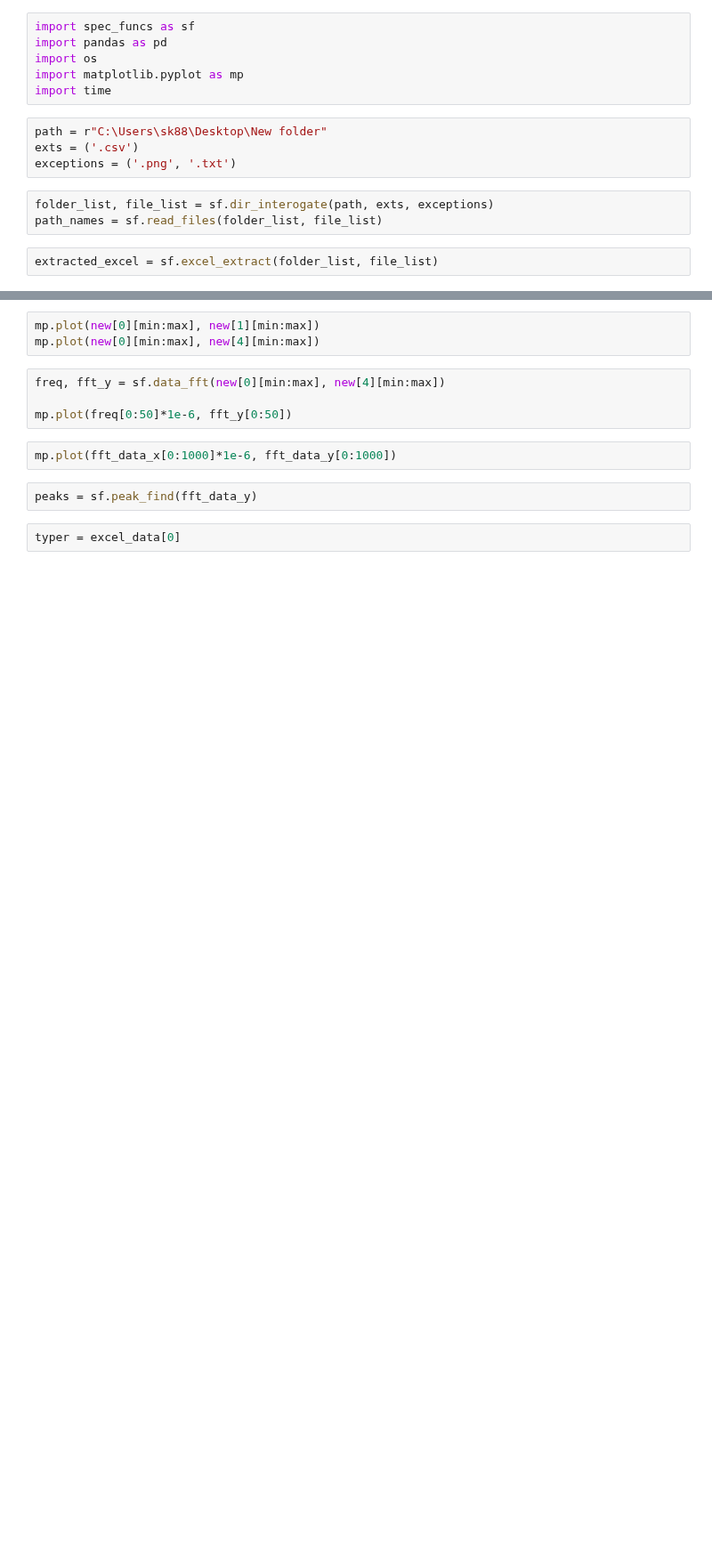
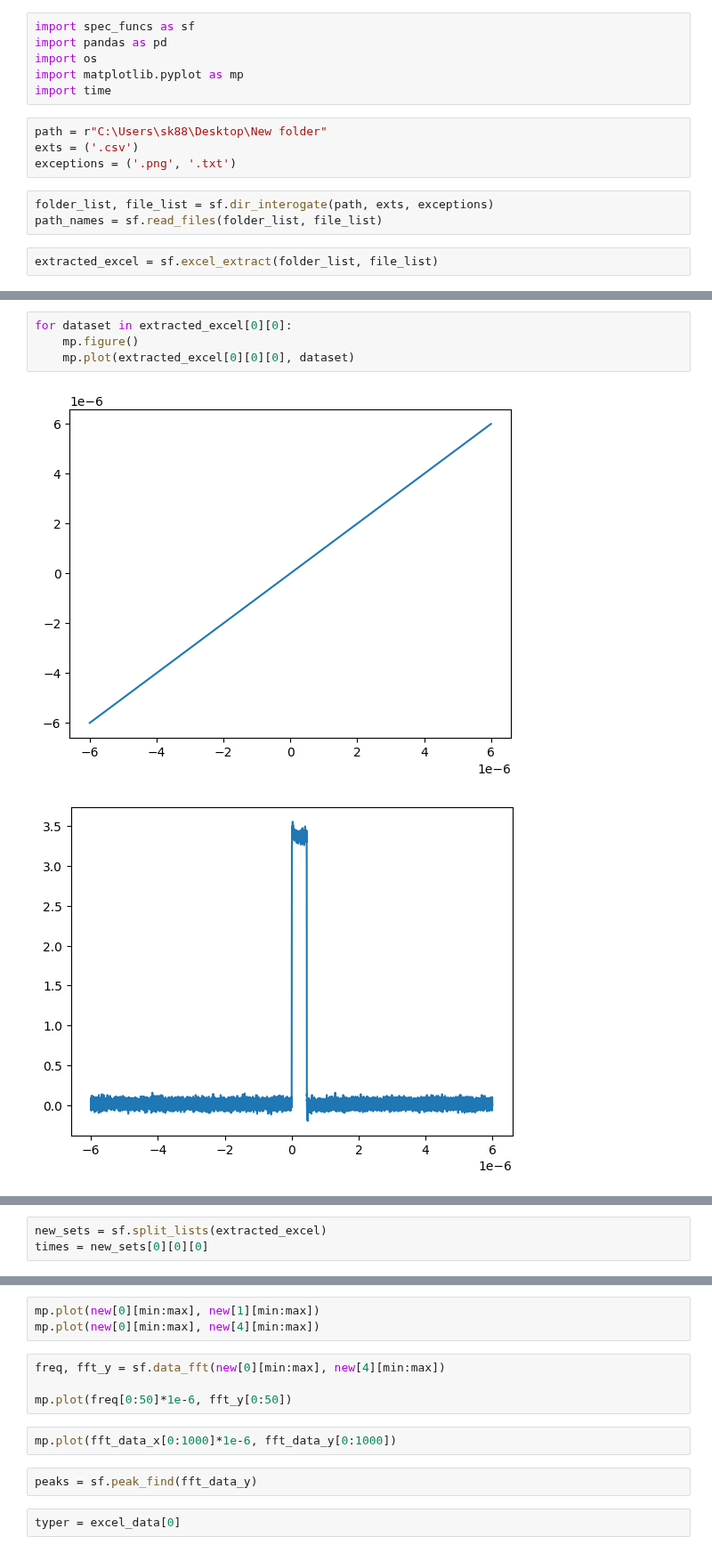
Before and after one commit to SMK-UK/Spectroscopy, a Jupyter notebook: quick_fft.ipynb, the cells around one changed output, grey strips where cells are left out. Shown at 89% size. Drawn from its saved outputs; the diff is of its cells as text; blank space fills up the shorter version.

```diff
--- a/quick_fft.ipynb
+++ b/quick_fft.ipynb
@@ -15,0 +37,7 @@ extracted_excel = sf.excel_extract(folder_list, file_list)
+# %%
+for dataset in extracted_excel[0][0]:
+    mp.figure()
+    mp.plot(extracted_excel[0][0][0], dataset)
+# %% [output]
+[figure, added]
+[figure, added]
@@ -16 +47,4 @@ extracted_excel = sf.excel_extract(folder_list, file_list)
+# %%
+new_sets = sf.split_lists(extracted_excel)
+times = new_sets[0][0][0]
 # %%
```
Also changed, not shown: parts of 5 cells of this notebook, 4 other files.
